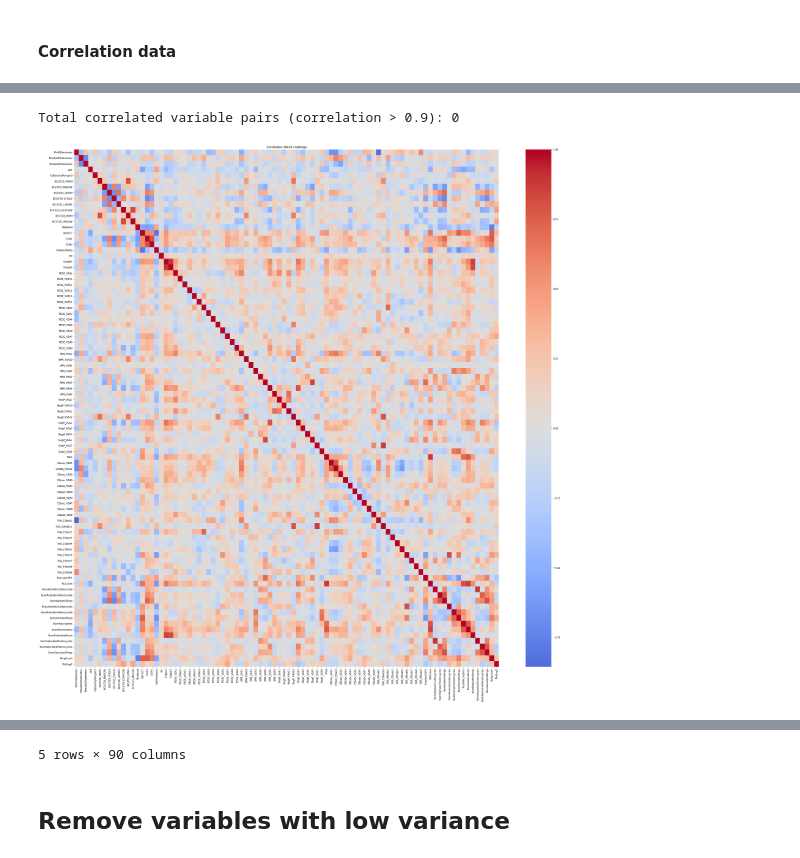
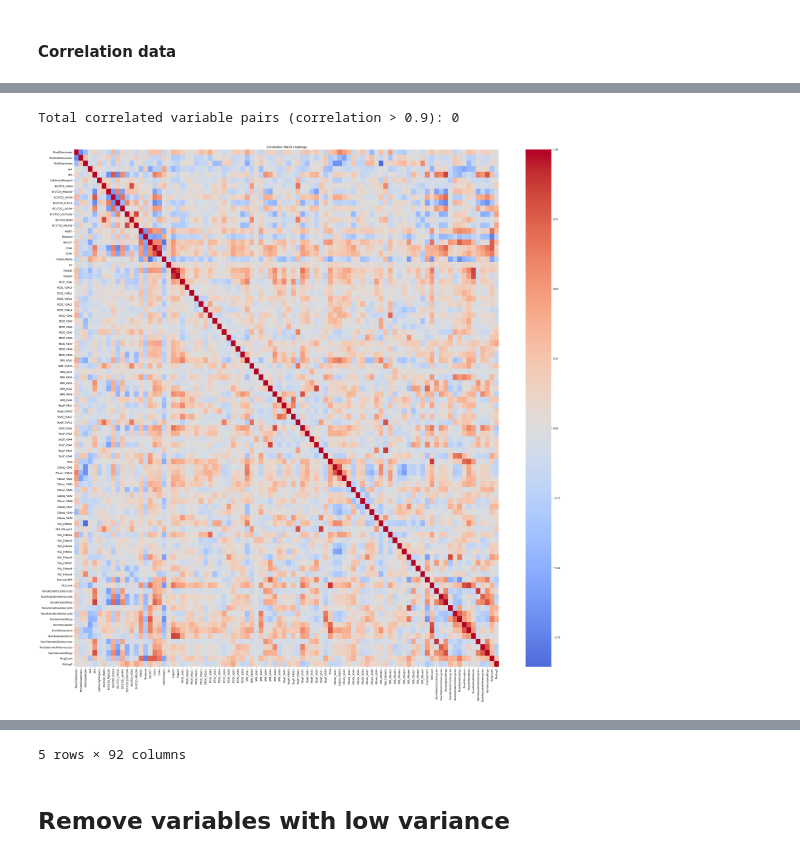
Before and after one commit to jobvandijk/GroupAssigment_group6, a Jupyter notebook: DataAnalyse.ipynb, the cells around one changed output, grey strips where cells are left out. Cells and saved outputs as stored; diff of their text form; code cells hidden in the pictures.

```diff
--- a/DataAnalyse.ipynb
+++ b/DataAnalyse.ipynb
@@ -16,12 +21,18 @@ from sklearn.feature_selection import VarianceThreshold
 # %%
-df = pd.read_csv('Data/tested_molecules.csv')
-def compute_descriptors(smiles):
+molecular_data = pd.read_csv('tested_molecules.csv')
+
+def compute_2Ddescriptors(smiles):
+    '''Compute 2D descriptors for a given SMILES string using RDKit.
+    Parameters:
+        smiles (str): SMILES string
+    Returns:
+        list: List of descriptor values'''
     mol = Chem.MolFromSmiles(smiles)
-    descriptors = [Descriptors.descList[i][1](mol) for i in range(len(Descriptors.descList))]
+    descriptors = [desc[1](mol) for desc in Descriptors.descList if not desc[0].startswith('fr_')]
     return descriptors
 
 # Compute descriptor values for each SMILES string and add as new columns
-descriptor_columns = [descriptor[0] for descriptor in Descriptors.descList]
-df[descriptor_columns] = df['SMILES'].apply(lambda x: pd.Series(compute_descriptors(x)))
-df.head()
+descriptor_columns = [desc[0] for desc in Descriptors.descList if not desc[0].startswith('fr_')]
+molecular_data[descriptor_columns] = molecular_data['SMILES'].apply(lambda x: pd.Series(compute_2Ddescriptors(x)))
+molecular_data.head()
 # %% [output]
@@ -91,32 +66,30 @@ data_path = r'Data/tested_molecular_desc.csv'
 # %%
-#df = pd.read_csv(data_path)
-
 # Check if there is any missing data and duplicated rows
-missing_count = df.isnull().sum().sum()
+missing_count = molecular_data.isnull().sum().sum()
 print("Number of missing values in each column:\n", missing_count)
-any_missing_values = df.isna().values.any()
+any_missing_values = molecular_data.isna().values.any()
 print("Are there any missing values in the DataFrame?",any_missing_values)
 
 # Check for infinite values
-inf_values = df.isin([np.inf, -np.inf]).sum().sum()
+inf_values = molecular_data.isin([np.inf, -np.inf]).sum().sum()
 print("Number of infinite values in each column:")
 print(inf_values)
 
 # Count the number of duplicated rows
-duplicate_count = df.duplicated().sum()
+duplicate_count = molecular_data.duplicated().sum()
 print("Number of duplicated rows:", duplicate_count)
 
 # Check which rows only contain one value
-single_value_columns = df.columns[df.nunique() == 1]
+single_value_columns = molecular_data.columns[molecular_data.nunique() == 1]
 print("Column containing only one value:", single_value_columns)
 # Remove the columns with only one unique value from the DataFrame
-df = df.drop(columns=single_value_columns)
+molecular_data = molecular_data.drop(columns=single_value_columns)
 
 # Create dataframes for SMILES, PKM2 and ERK2
-smiles = df['SMILES']
-PKM2_inhibition = df['PKM2_inhibition']
-ERK2_inhibition = df['ERK2_inhibition']
-data = df.iloc[:, 4::]
+smiles = molecular_data['SMILES']
+PKM2_inhibition = molecular_data['PKM2_inhibition']
+ERK2_inhibition = molecular_data['ERK2_inhibition']
+data = molecular_data.iloc[:, 4::]
 
 # Create the labels DataFrame
 labels = pd.DataFrame(index=df.index, columns=['labels'])
@@ -210,28 +190,28 @@ data.head()
 # %%
 # Compute the correlation matrix
 correlation_matrix = data.corr()
 
 # Threshold correlation
-correlation_value = 0.9
+correlation_value = 0.90
 # Create a mask for correlations greater than the threhold
 highly_correlated_mask = np.abs(correlation_matrix) > correlation_value
 # Set the diagonal values to FALSE
 np.fill_diagonal(highly_correlated_mask.values, False)
 # Extract the upper triangle of the correlation matrix
 upper_triangle_mask = np.triu(np.ones(correlation_matrix.shape), k=1).astype(bool)
 # Apply the upper triangle mask to the highly correlated mask
 highly_correlated_upper = highly_correlated_mask & upper_triangle_mask
 # Count the number of highly correlated pairs
 highly_correlated_count = highly_correlated_upper.sum()
 
 print(f"Total correlated variable pairs (correlation > {correlation_value}):", highly_correlated_count.sum())
 
 # Generate a heatmap
 plt.figure(figsize=(40,40))
 sns.heatmap(correlation_matrix, cmap='coolwarm', center=0)
 plt.title('Correlation Matrix Heatmap')
 plt.show()
 data.head()
 # %% [output]
 Total correlated variable pairs (correlation > 0.9): 0
-[figure, old version]
+[figure, new version]
@@ -244,4 +224,4 @@ Total correlated variable pairs (correlation > 0.9): 0
-5 rows × 90 columns
+5 rows × 92 columns
 # %% [markdown]
 ## Remove variables with low variance
 # %%
```
Also changed, not shown: parts of 31 cells of this notebook.
